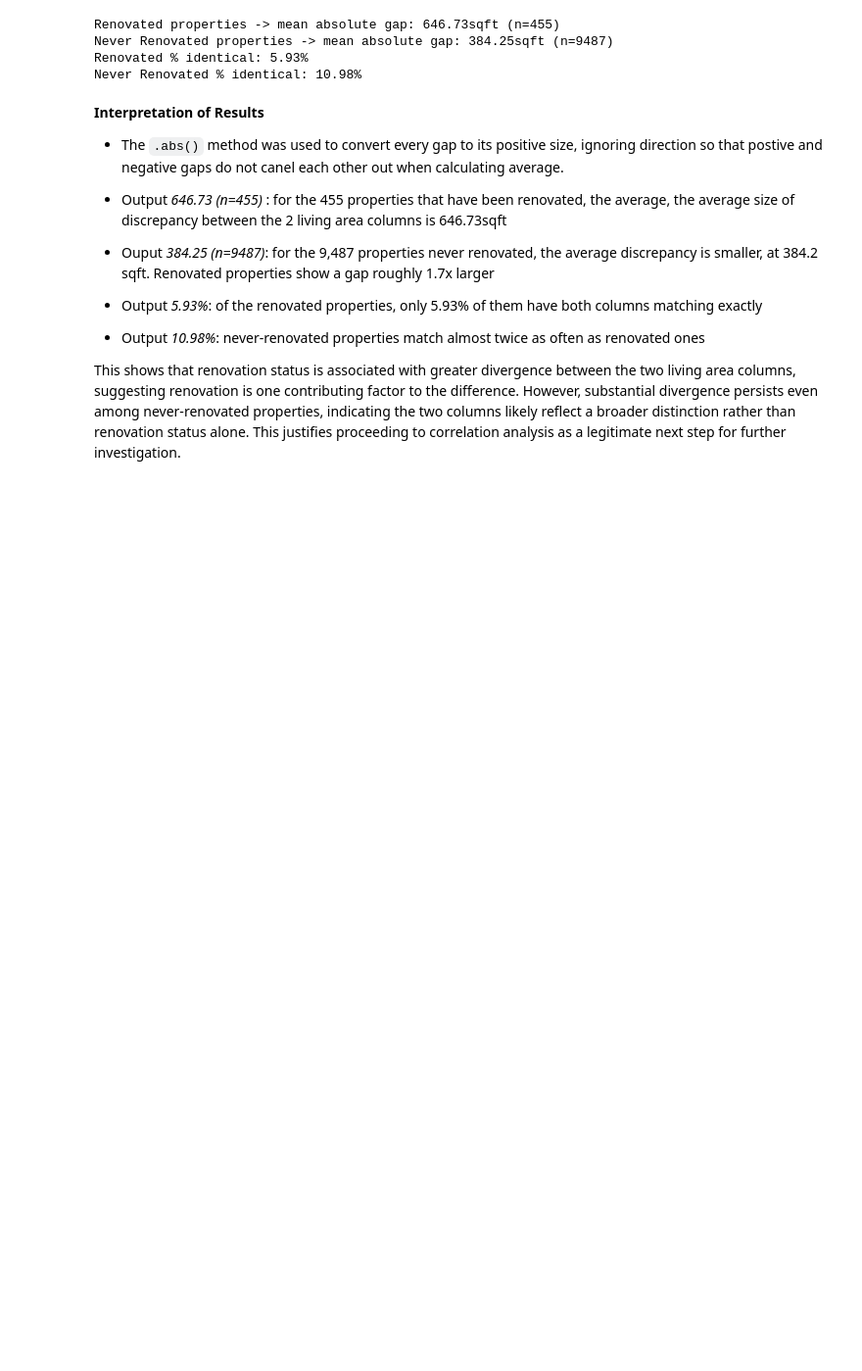
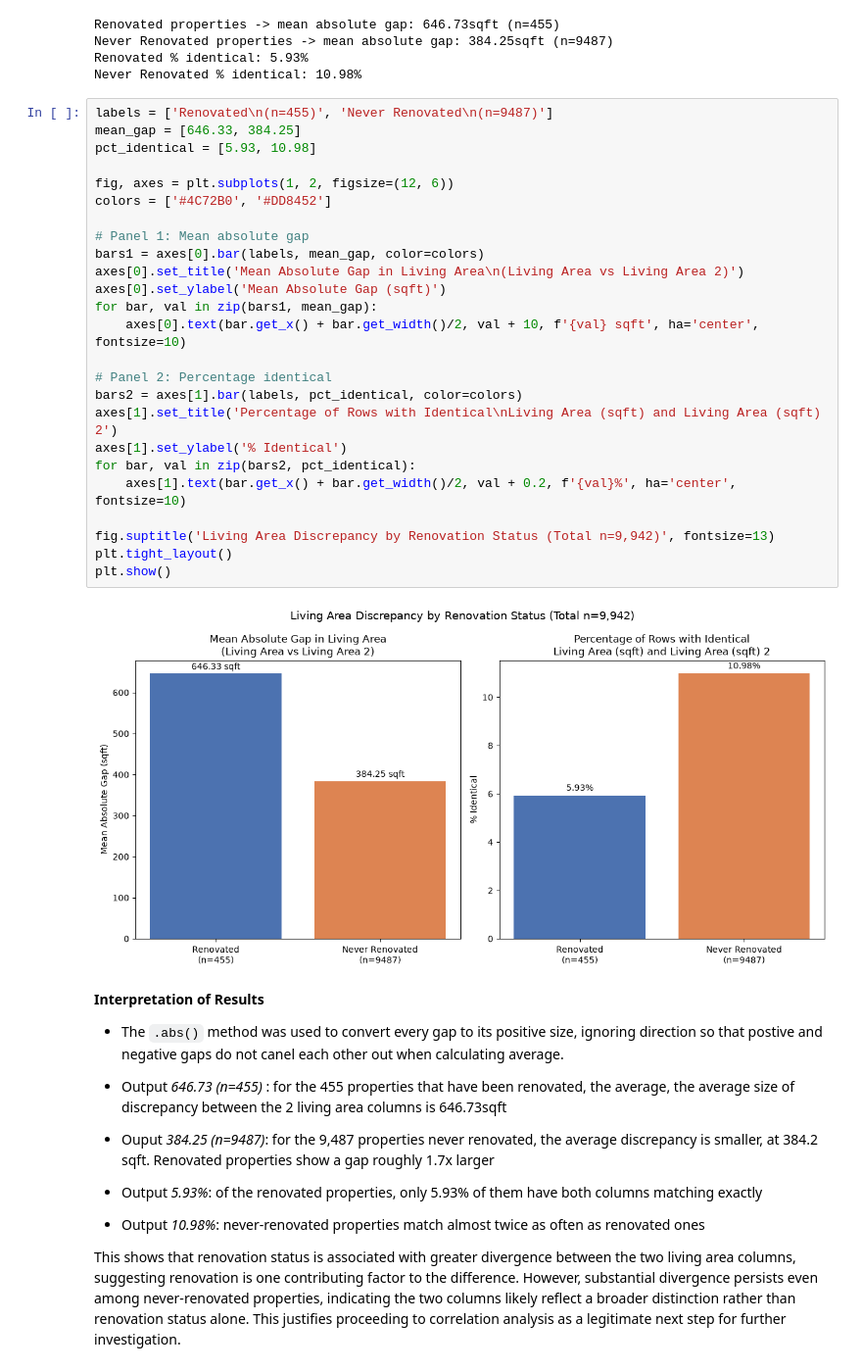
Before and after one commit to Mimi97-aqua/msc_projects, a Jupyter notebook: com7024/COM7024_Assessment_LONI_TANDE.ipynb, the cells around one changed output. Shown at 98% size. Cells and saved outputs as stored; diff of their text form; blank space fills up the shorter version.

Commit message:
Add visualization for living area gap and renovation status initial correlation check

```diff
--- a/com7024/COM7024_Assessment_LONI_TANDE.ipynb
+++ b/com7024/COM7024_Assessment_LONI_TANDE.ipynb
@@ -283,6 +282,33 @@ Renovated properties -> mean absolute gap: 646.73sqft (n=455)
 Never Renovated properties -> mean absolute gap: 384.25sqft (n=9487)
 Renovated % identical: 5.93%
 Never Renovated % identical: 10.98%
+# %%
+labels = ['Renovated\n(n=455)', 'Never Renovated\n(n=9487)']
+mean_gap = [646.33, 384.25]
+pct_identical = [5.93, 10.98]
+
+fig, axes = plt.subplots(1, 2, figsize=(12, 6))
+colors = ['#4C72B0', '#DD8452']
+
+# Panel 1: Mean absolute gap
+bars1 = axes[0].bar(labels, mean_gap, color=colors)
+axes[0].set_title('Mean Absolute Gap in Living Area\n(Living Area vs Living Area 2)')
+axes[0].set_ylabel('Mean Absolute Gap (sqft)')
+for bar, val in zip(bars1, mean_gap):
+    axes[0].text(bar.get_x() + bar.get_width()/2, val + 10, f'{val} sqft', ha='center', fontsize=10)
+
+# Panel 2: Percentage identical
+bars2 = axes[1].bar(labels, pct_identical, color=colors)
+axes[1].set_title('Percentage of Rows with Identical\nLiving Area (sqft) and Living Area (sqft) 2')
+axes[1].set_ylabel('% Identical')
+for bar, val in zip(bars2, pct_identical):
+    axes[1].text(bar.get_x() + bar.get_width()/2, val + 0.2, f'{val}%', ha='center', fontsize=10)
+
+fig.suptitle('Living Area Discrepancy by Renovation Status (Total n=9,942)', fontsize=13)
+plt.tight_layout()
+plt.show()
+# %% [output]
+[figure, added]
 # %% [markdown]
 **Interpretation of Results**
 
```
Also changed, not shown: parts of 3 cells of this notebook.
